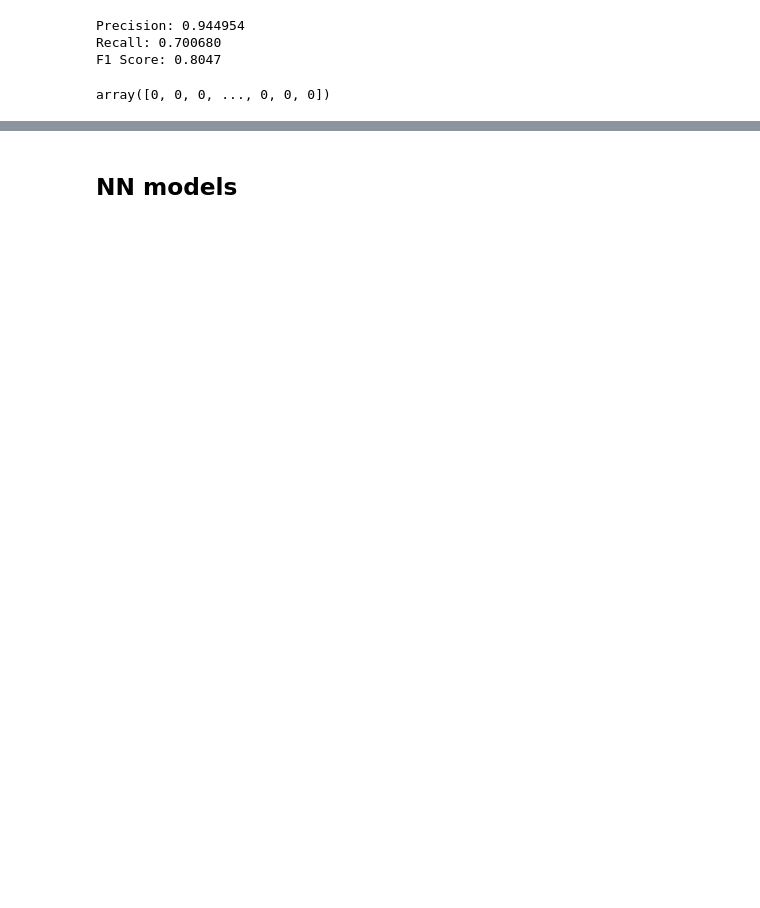
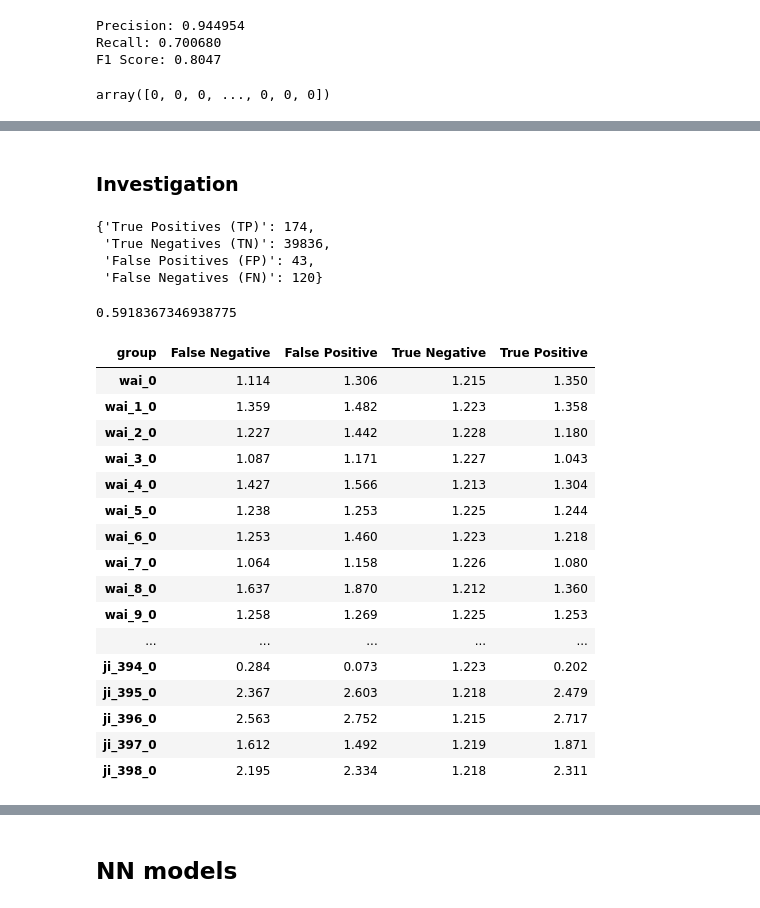
Before and after one commit to tseanlu/Stock-predict, a Jupyter notebook: Full model.ipynb, the cells around one changed output, grey strips where cells are left out. Saved outputs shown, nothing was run; the diff lists cells and outputs as text; code cells hidden in the pictures; blank space fills up the shorter version.

```diff
--- a/Full model.ipynb
+++ b/Full model.ipynb
@@ -164,5 +219,6 @@ F1 Score: 0.7929
 # %%
-y_pred = (y_pred_proba >= 0.25).astype(int)
+# including outlier index
+y_pred = (y_pred_proba >= 0.004).astype(int)
 precision = precision_score(y_test, y_pred)
 recall = recall_score(y_test, y_pred)
 f1 = f1_score(y_test, y_pred)
@@ -177,10 +232,0 @@ F1 Score: 0.7500
-# %%
-# including outlier index
-y_pred = (y_pred_proba >= 0.0001).astype(int)
-precision = precision_score(y_test, y_pred)
-recall = recall_score(y_test, y_pred)
-f1 = f1_score(y_test, y_pred)
-
-print(f"Precision: {precision:.6f}")
-print(f"Recall: {recall:.6f}")
-print(f"F1 Score: {f1:.4f}")
@@ -341,0 +377,2 @@ Best Threshold (X) for max F1: 0.001, F1 Score: 0.8147
+# %% [markdown]
+### Investigation
@@ -341,0 +398,26 @@ Best Threshold (X) for max F1: 0.001, F1 Score: 0.8147
+# %%
+total = len(y_test)
+summary_counts = {
+    'True Positives (TP)': ((y_test == 1) & (y_pred == 1)).sum(),
+    'True Negatives (TN)': ((y_test == 0) & (y_pred == 0)).sum(),
+    'False Positives (FP)': ((y_test == 0) & (y_pred == 1)).sum(),
+    'False Negatives (FN)': ((y_test == 1) & (y_pred == 0)).sum()
+}
+# Create DataFrame
+summary_df = pd.DataFrame([
+    {'Prediction Category': k,
+     'Count': v,
+     'Ratio': v / total}
+    for k, v in summary_counts.items()
+])
+
+summary_counts
+# %% [output]
+{'True Positives (TP)': 174,
+ 'True Negatives (TN)': 39836,
+ 'False Positives (FP)': 43,
+ 'False Negatives (FN)': 120}
+# %%
+174/(174+120)
+# %% [output]
+0.5918367346938775
@@ -341,0 +441,31 @@ Best Threshold (X) for max F1: 0.001, F1 Score: 0.8147
+# %%
+# Drop label columns for comparison
+feature_summary = analysis_df.drop(columns=['y_true', 'y_pred']).groupby('group').mean().T
+
+# (Optional) Add std for better comparison
+feature_std = analysis_df.drop(columns=['y_true', 'y_pred']).groupby('group').std().T
+
+# Display feature_summary with round values
+feature_summary_rounded = feature_summary.round(3)
+
+import pandas as pd
+pd.set_option("display.max_rows", None)  # to view all rows if needed
+display(feature_summary_rounded)
+# %% [output]
+| group | False Negative | False Positive | True Negative | True Positive |
+| wai_0 | 1.114 | 1.306 | 1.215 | 1.350 |
+| wai_1_0 | 1.359 | 1.482 | 1.223 | 1.358 |
+| wai_2_0 | 1.227 | 1.442 | 1.228 | 1.180 |
+| wai_3_0 | 1.087 | 1.171 | 1.227 | 1.043 |
+| wai_4_0 | 1.427 | 1.566 | 1.213 | 1.304 |
+| wai_5_0 | 1.238 | 1.253 | 1.225 | 1.244 |
+| wai_6_0 | 1.253 | 1.460 | 1.223 | 1.218 |
+| wai_7_0 | 1.064 | 1.158 | 1.226 | 1.080 |
+| wai_8_0 | 1.637 | 1.870 | 1.212 | 1.360 |
+| wai_9_0 | 1.258 | 1.269 | 1.225 | 1.253 |
+| ... | ... | ... | ... | ... |
+| ji_394_0 | 0.284 | 0.073 | 1.223 | 0.202 |
+| ji_395_0 | 2.367 | 2.603 | 1.218 | 2.479 |
+| ji_396_0 | 2.563 | 2.752 | 1.215 | 2.717 |
+| ji_397_0 | 1.612 | 1.492 | 1.219 | 1.871 |
+| ji_398_0 | 2.195 | 2.334 | 1.218 | 2.311 |
```
Also changed, not shown: parts of 74 cells of this notebook.
